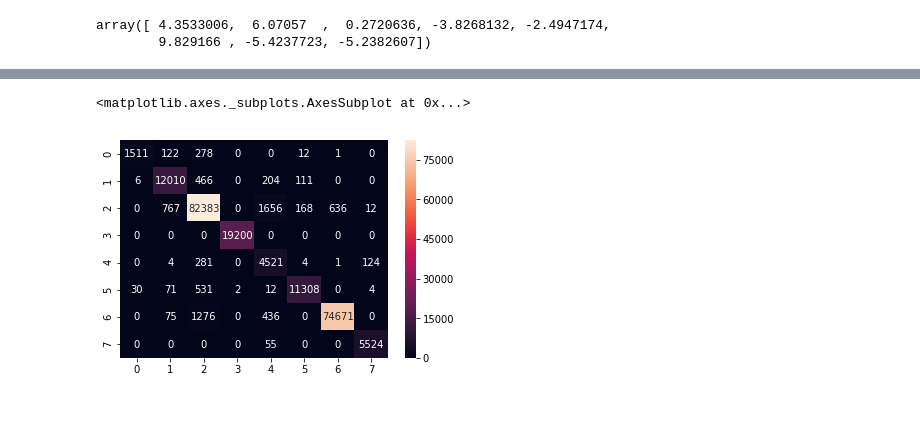
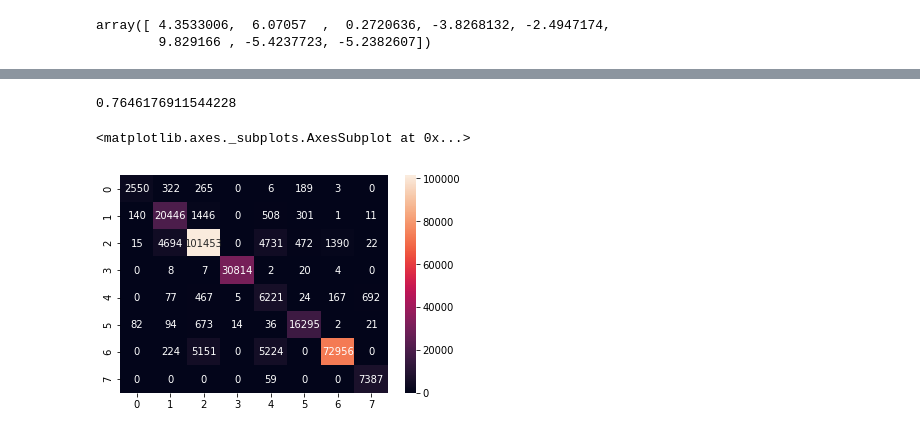
Before and after one commit to giangnn-bkace/result-analysis, a Jupyter notebook: analysis.ipynb, the cells around one changed output, grey strips where cells are left out. Cells and saved outputs as stored; diff of their text form; code cells hidden in the pictures.

```diff
--- a/analysis.ipynb
+++ b/analysis.ipynb
@@ -10,8 +10,8 @@ def softmax(x):
     return np.exp(x) / np.sum(np.exp(x), axis=0)
 # %%
 result = pd.DataFrame()
-for i in [1,2,3,4,5,11,12]:
+for i in [1,2,3,4,5,6,7,8,9,10,11,12]:
     file_name = 'result-%d.csv' % (i)
     read = pd.read_csv(file_name, index_col=0)
     result = pd.concat([result, read], ignore_index=True)
-#result[6550:7000]
+result.shape
@@ -55,7 +72,9 @@ sns.lineplot(flow_weight, acc)
 # %%
 from sklearn.metrics import confusion_matrix
-cfm = confusion_matrix(labels, sm[4].argmax(axis=1))
+cfm = confusion_matrix(labels, sm[0].argmax(axis=1))
+print(cfm[0][0]/cfm[0].sum())
 sns.heatmap(cfm, annot=True, fmt='d')
 # %% [output]
-<matplotlib.axes._subplots.AxesSubplot at 0x...>
+0.7646176911544228
+<matplotlib.axes._subplots.AxesSubplot at 0x...>
-[figure, old version]
+[figure, new version]
```
Also changed, not shown: parts of 7 cells of this notebook, 1 other file.
